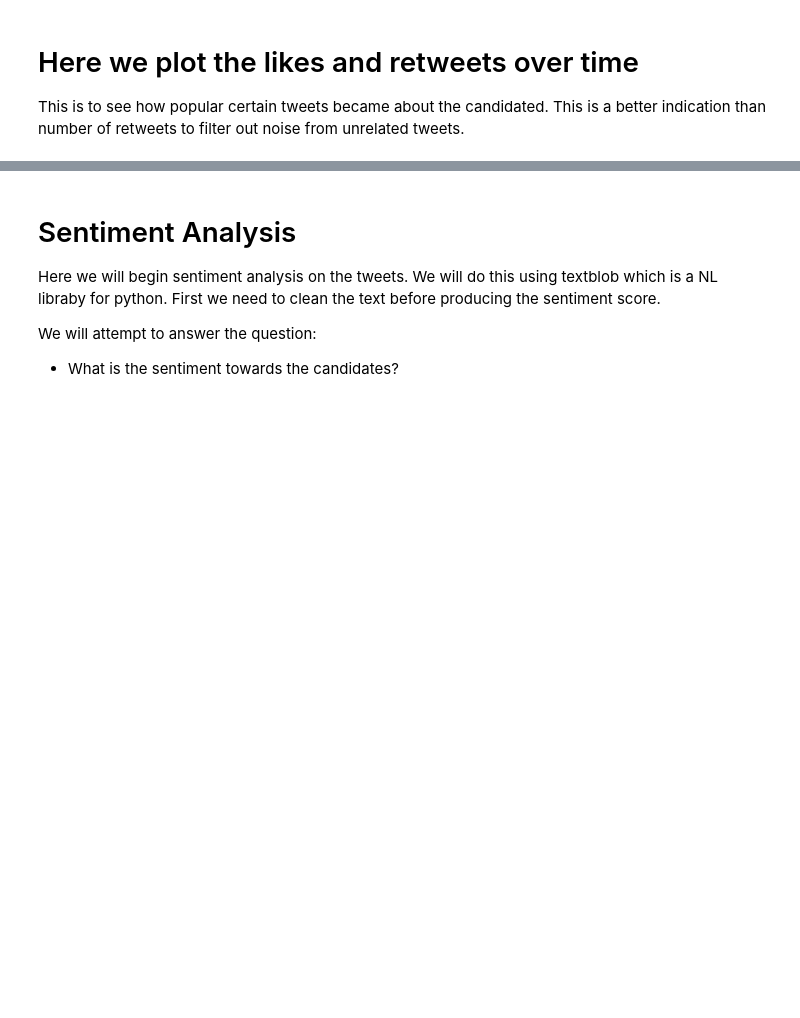
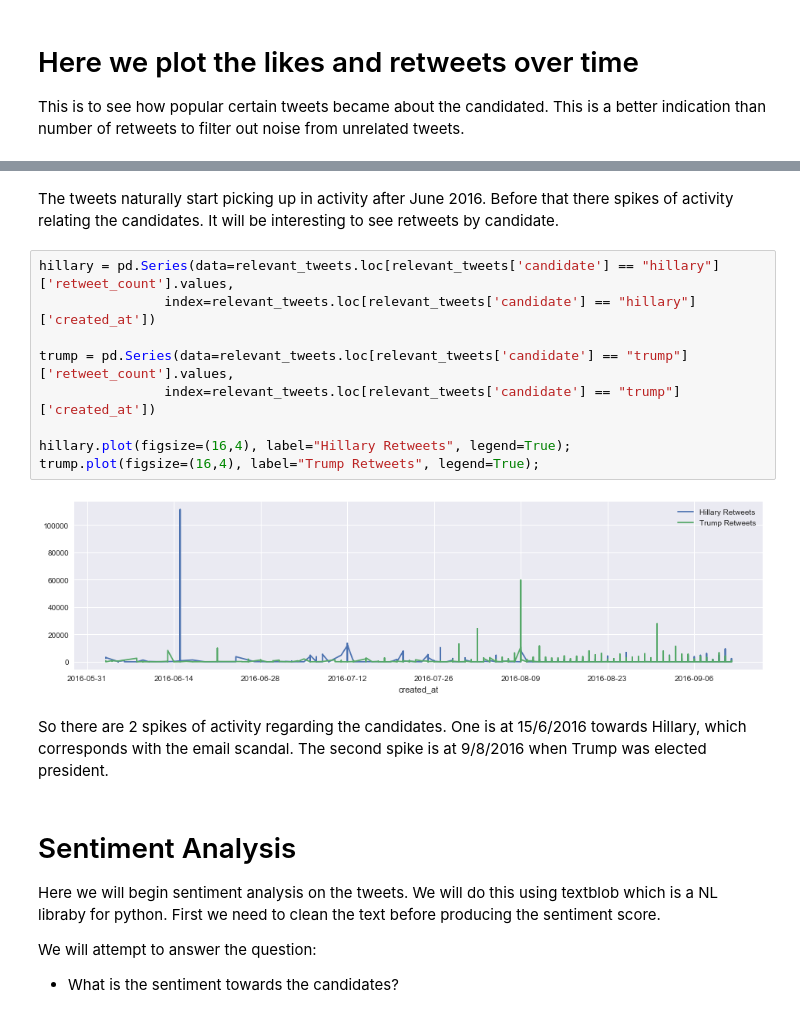
Before and after one commit to hassanhabbak/HillaryVsTrump, a Jupyter notebook: hillary_vs_trump.ipynb, the cells around one changed output, grey strips where cells are left out. Cells and saved outputs as stored; diff of their text form; blank space fills up the shorter version.

Commit message:
Analysis of the candidates

```diff
--- a/hillary_vs_trump.ipynb
+++ b/hillary_vs_trump.ipynb
@@ -113,3 +142,18 @@ left=736188.0, right=736188.0
+# %% [markdown]
+The tweets naturally start picking up in activity after June 2016. Before that there spikes of activity relating the candidates. It will be interesting to see retweets by candidate.
+# %%
+hillary = pd.Series(data=relevant_tweets.loc[relevant_tweets['candidate'] == "hillary"]['retweet_count'].values,
+                index=relevant_tweets.loc[relevant_tweets['candidate'] == "hillary"]['created_at'])
+
+trump = pd.Series(data=relevant_tweets.loc[relevant_tweets['candidate'] == "trump"]['retweet_count'].values,
+                index=relevant_tweets.loc[relevant_tweets['candidate'] == "trump"]['created_at'])
+
+hillary.plot(figsize=(16,4), label="Hillary Retweets", legend=True);
+trump.plot(figsize=(16,4), label="Trump Retweets", legend=True);
+# %% [output]
+[figure, added]
+# %% [markdown]
+So there are 2 spikes of activity regarding the candidates. One is at 15/6/2016 towards Hillary, which corresponds with the email scandal. The second spike is at 9/8/2016 when Trump was elected president.
 # %% [markdown]
 # Sentiment Analysis
 
```
Also changed, not shown: parts of 40 cells of this notebook, 7 other files.
